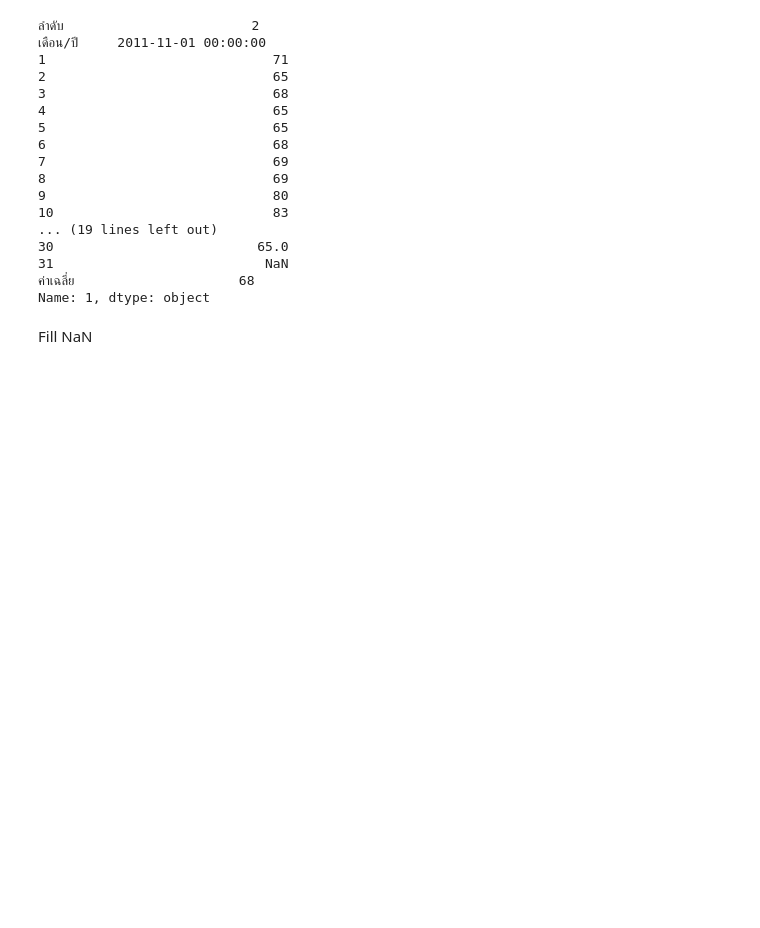
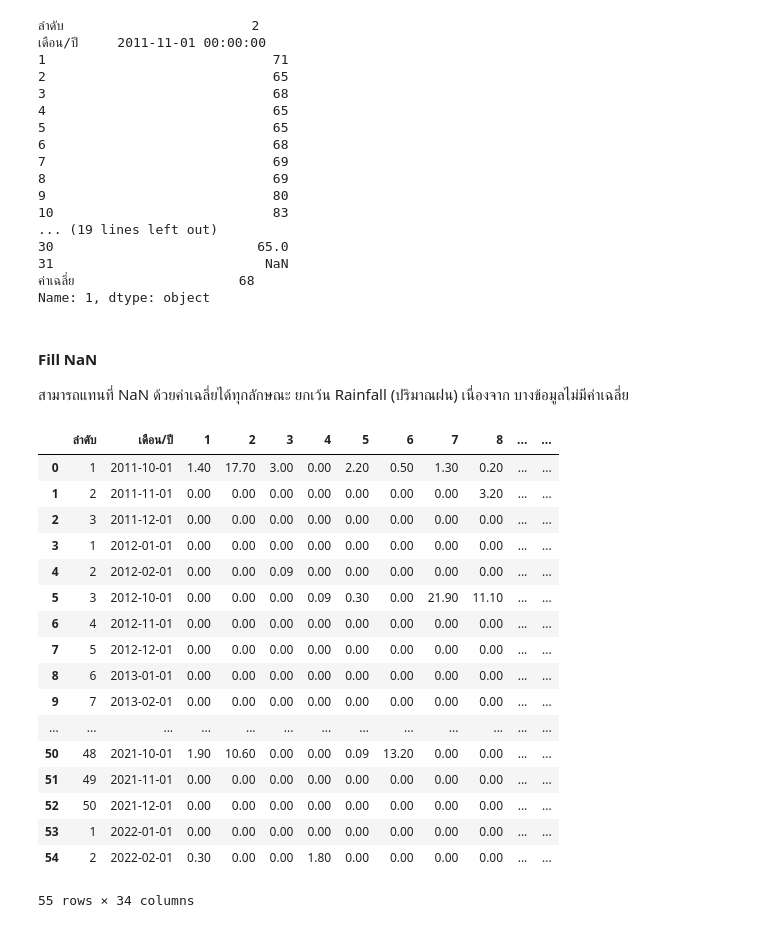
Before and after one commit to Ratchanontt/BSC_DPDM23, a Jupyter notebook: midterm_bscdpdm23.ipynb, the cells around one changed output. Cells and saved outputs as stored; diff of their text form; code cells hidden in the pictures; blank space fills up the shorter version.

Commit message:
Fill NaN (except rainfall)

```diff
--- a/midterm_bscdpdm23.ipynb
+++ b/midterm_bscdpdm23.ipynb
@@ -696,5 +697,3 @@ Relative_Humidity_KhonKaen.iloc[1,:]
 31                           NaN
 ค่าเฉลี่ย                     68
 Name: 1, dtype: object
-# %% [markdown]
-Fill NaN
@@ -760,0 +700,24 @@ for i in range(len(Dry_temp_loei['ลำดับ'])):
+# %% [markdown]
+#### Fill NaN
+สามารถแทนที่ NaN ด้วยค่าเฉลี่ยได้ทุกลักษณะ ยกเว้น  Rainfall (ปริมาณฝน) เนื่องจาก บางข้อมูลไม่มีค่าเฉลี่ย
+# %%
+Rainfall_KhonKaen
+# %% [output]
+|  | ลำดับ | เดือน/ปี | 1 | 2 | 3 | 4 | 5 | 6 | 7 | 8 | ... | ... |
+| 0 | 1 | 2011-10-01 | 1.40 | 17.70 | 3.00 | 0.00 | 2.20 | 0.50 | 1.30 | 0.20 | ... | ... |
+| 1 | 2 | 2011-11-01 | 0.00 | 0.00 | 0.00 | 0.00 | 0.00 | 0.00 | 0.00 | 3.20 | ... | ... |
+| 2 | 3 | 2011-12-01 | 0.00 | 0.00 | 0.00 | 0.00 | 0.00 | 0.00 | 0.00 | 0.00 | ... | ... |
+| 3 | 1 | 2012-01-01 | 0.00 | 0.00 | 0.00 | 0.00 | 0.00 | 0.00 | 0.00 | 0.00 | ... | ... |
+| 4 | 2 | 2012-02-01 | 0.00 | 0.00 | 0.09 | 0.00 | 0.00 | 0.00 | 0.00 | 0.00 | ... | ... |
+| 5 | 3 | 2012-10-01 | 0.00 | 0.00 | 0.00 | 0.09 | 0.30 | 0.00 | 21.90 | 11.10 | ... | ... |
+| 6 | 4 | 2012-11-01 | 0.00 | 0.00 | 0.00 | 0.00 | 0.00 | 0.00 | 0.00 | 0.00 | ... | ... |
+| 7 | 5 | 2012-12-01 | 0.00 | 0.00 | 0.00 | 0.00 | 0.00 | 0.00 | 0.00 | 0.00 | ... | ... |
+| 8 | 6 | 2013-01-01 | 0.00 | 0.00 | 0.00 | 0.00 | 0.00 | 0.00 | 0.00 | 0.00 | ... | ... |
+| 9 | 7 | 2013-02-01 | 0.00 | 0.00 | 0.00 | 0.00 | 0.00 | 0.00 | 0.00 | 0.00 | ... | ... |
+| ... | ... | ... | ... | ... | ... | ... | ... | ... | ... | ... | ... | ... |
+| 50 | 48 | 2021-10-01 | 1.90 | 10.60 | 0.00 | 0.00 | 0.09 | 13.20 | 0.00 | 0.00 | ... | ... |
+| 51 | 49 | 2021-11-01 | 0.00 | 0.00 | 0.00 | 0.00 | 0.00 | 0.00 | 0.00 | 0.00 | ... | ... |
+| 52 | 50 | 2021-12-01 | 0.00 | 0.00 | 0.00 | 0.00 | 0.00 | 0.00 | 0.00 | 0.00 | ... | ... |
+| 53 | 1 | 2022-01-01 | 0.00 | 0.00 | 0.00 | 0.00 | 0.00 | 0.00 | 0.00 | 0.00 | ... | ... |
+| 54 | 2 | 2022-02-01 | 0.30 | 0.00 | 0.00 | 1.80 | 0.00 | 0.00 | 0.00 | 0.00 | ... | ... |
+55 rows × 34 columns
```
Also changed, not shown: parts of 18 cells of this notebook.
